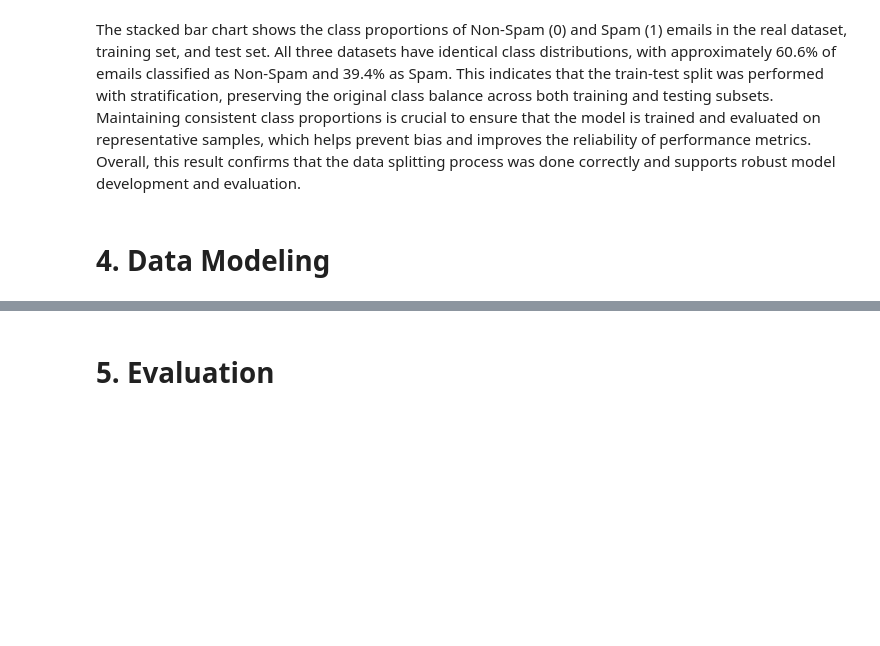
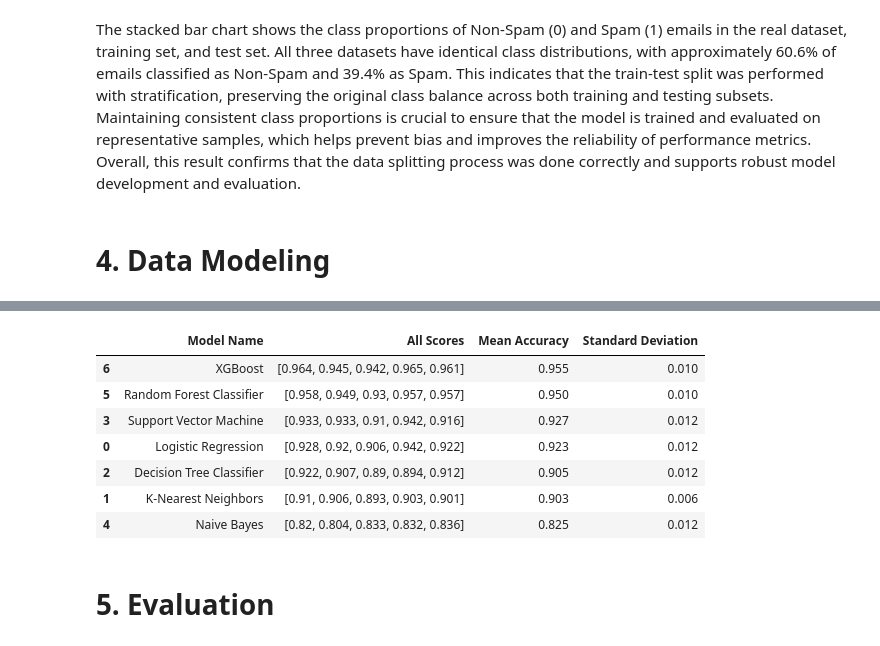
Before and after one commit to hansdarmawann/spambase-lgbm, a Jupyter notebook: spb_hd.ipynb, the cells around one changed output, grey strips where cells are left out. Cells and saved outputs as stored; diff of their text form; code cells hidden in the pictures; blank space fills up the shorter version.

Commit message:
Add XGBoost Algo Benchmark.

```diff
--- a/spb_hd.ipynb
+++ b/spb_hd.ipynb
@@ -459,3 +387,98 @@ sorted_cross_val_df
+# %%
+# Import necessary libraries
+import os
+import pandas as pd
+from sklearn.linear_model import LogisticRegression
+from sklearn.neighbors import KNeighborsClassifier
+from sklearn.tree import DecisionTreeClassifier
+from sklearn.svm import SVC  # Import Support Vector Classifier
+from sklearn.naive_bayes import GaussianNB  # Import Naive Bayes
+from sklearn.ensemble import RandomForestClassifier  # Import Random Forest
+from sklearn.metrics import classification_report, confusion_matrix
+from sklearn.preprocessing import StandardScaler
+from sklearn.pipeline import Pipeline  # Import Pipeline
+from sklearn.model_selection import cross_val_score  # Import cross_val_score
+import xgboost as xgb  # Import XGBoost
+
+# Set the number of CPU cores to use for joblib
+os.environ["LOKY_MAX_CPU_COUNT"] = "4"  # Adjust this number as needed
+
+# Create pipelines for each model and store them in a dictionary
+pipelines = {
+    'Logistic Regression': Pipeline([
+        ('scaler', StandardScaler()),
+        ('classifier', LogisticRegression(max_iter=2000, random_state=42))
+    ]),
+    'K-Nearest Neighbors': Pipeline([
+        ('scaler', StandardScaler()),
+        ('classifier', KNeighborsClassifier(n_neighbors=5))
+    ]),
+    'Decision Tree Classifier': Pipeline([
+        ('classifier', DecisionTreeClassifier(random_state=42))
+    ]),
+    'Support Vector Machine': Pipeline([
+        ('scaler', StandardScaler()),
+        ('classifier', SVC(random_state=42))
+    ]),
+    'Naive Bayes': Pipeline([
+        ('classifier', GaussianNB())
+    ]),
+    'Random Forest Classifier': Pipeline([
+        ('classifier', RandomForestClassifier(random_state=42))
+    ]),
+    'XGBoost': Pipeline([
+        ('classifier', xgb.XGBClassifier(eval_metric='mlogloss', random_state=42))  # Removed use_label_encoder
+    ])
+}
+
+# Check feature names
+# print(X_train.columns)
+
+# Clean feature names by replacing special characters with descriptive text
+X_train.columns = [
+    str(col)
+    .replace('[', 'opening_bracket')
+    .replace(']', 'closing_bracket')
+    .replace('<', 'open_angled_bracket')
+    .replace('>', 'close_angled_bracket')
+    for col in X_train.columns
+]
+
+# Initialize a list to store cross-validation results
+cross_val_results = []
+
+# Evaluate the models using cross-validation
+for model_name, pipeline in pipelines.items():
+    try:
+        scores = cross_val_score(pipeline, X_train, y_train, cv=5, scoring='accuracy')  # 5-fold cross-validation
+        mean_score = round(scores.mean(), 3)  # Round mean score to 3 decimal places
+        std_score = round(scores.std(), 3)    # Round standard deviation to 3 decimal places
+
+        # Append the results to the list
+        cross_val_results.append({
+            'Model Name': model_name,
+            'All Scores': [round(score, 3) for score in scores.tolist()],  # Store all scores as a list rounded to 3 decimals
+            'Mean Accuracy': mean_score,
+            'Standard Deviation': std_score
+        })
+    except Exception as e:
+        print(f"Error with model {model_name}: {e}")
+
+# Create a DataFrame from the cross-validation results
+cross_val_df = pd.DataFrame(cross_val_results)
+
+# Display the DataFrame sorted by Mean Accuracy
+sorted_cross_val_df = cross_val_df.sort_values(by='Mean Accuracy', ascending=False)
+sorted_cross_val_df
+# %% [output]
+|  | Model Name | All Scores | Mean Accuracy | Standard Deviation |
+| 6 | XGBoost | [0.964, 0.945, 0.942, 0.965, 0.961] | 0.955 | 0.010 |
+| 5 | Random Forest Classifier | [0.958, 0.949, 0.93, 0.957, 0.957] | 0.950 | 0.010 |
+| 3 | Support Vector Machine | [0.933, 0.933, 0.91, 0.942, 0.916] | 0.927 | 0.012 |
+| 0 | Logistic Regression | [0.928, 0.92, 0.906, 0.942, 0.922] | 0.923 | 0.012 |
+| 2 | Decision Tree Classifier | [0.922, 0.907, 0.89, 0.894, 0.912] | 0.905 | 0.012 |
+| 1 | K-Nearest Neighbors | [0.91, 0.906, 0.893, 0.903, 0.901] | 0.903 | 0.006 |
+| 4 | Naive Bayes | [0.82, 0.804, 0.833, 0.832, 0.836] | 0.825 | 0.012 |
 # %% [markdown]
 # 5. Evaluation
 # %% [markdown]
```
Also changed, not shown: parts of 6 cells of this notebook.
